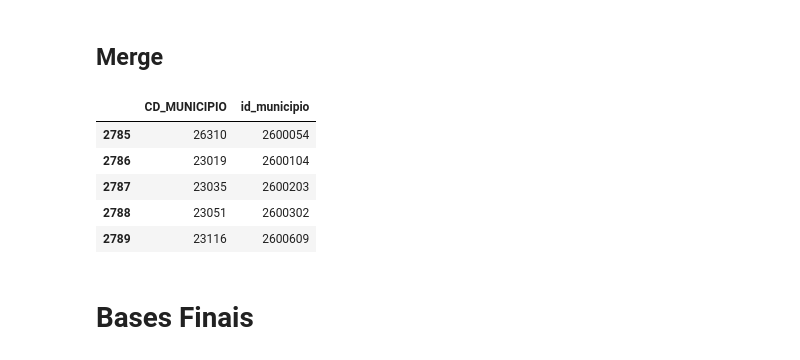
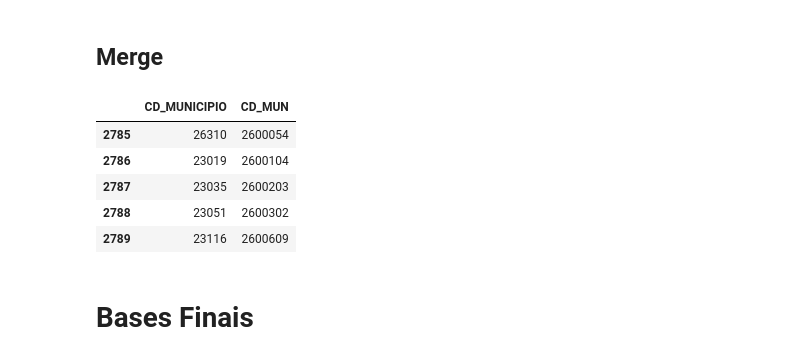
Before and after one commit to aliciamarzola/tp_bdg, a Jupyter notebook: NotebookPrincipal.ipynb, the cells around one changed output. Saved outputs shown, nothing was run; the diff lists cells and outputs as text; code cells hidden in the pictures.

```diff
--- a/NotebookPrincipal.ipynb
+++ b/NotebookPrincipal.ipynb
@@ -510,10 +517,10 @@ traducao = pd.read_csv('municipios_brasileiros_tse.csv')
 traducao = traducao.loc[traducao['uf']=='PE']
 # %%
 traducao = traducao[['codigo_tse', 'codigo_ibge']]
-traducao = traducao.rename(columns={'codigo_tse':'CD_MUNICIPIO', 'codigo_ibge':'id_municipio'})
+traducao = traducao.rename(columns={'codigo_tse':'CD_MUNICIPIO', 'codigo_ibge':'CD_MUN'})
 traducao.head()
 # %% [output]
-|  | CD_MUNICIPIO | id_municipio |
+|  | CD_MUNICIPIO | CD_MUN |
 | 2785 | 26310 | 2600054 |
 | 2786 | 23019 | 2600104 |
 | 2787 | 23035 | 2600203 |
```
Also changed, not shown: parts of 17 cells of this notebook.
